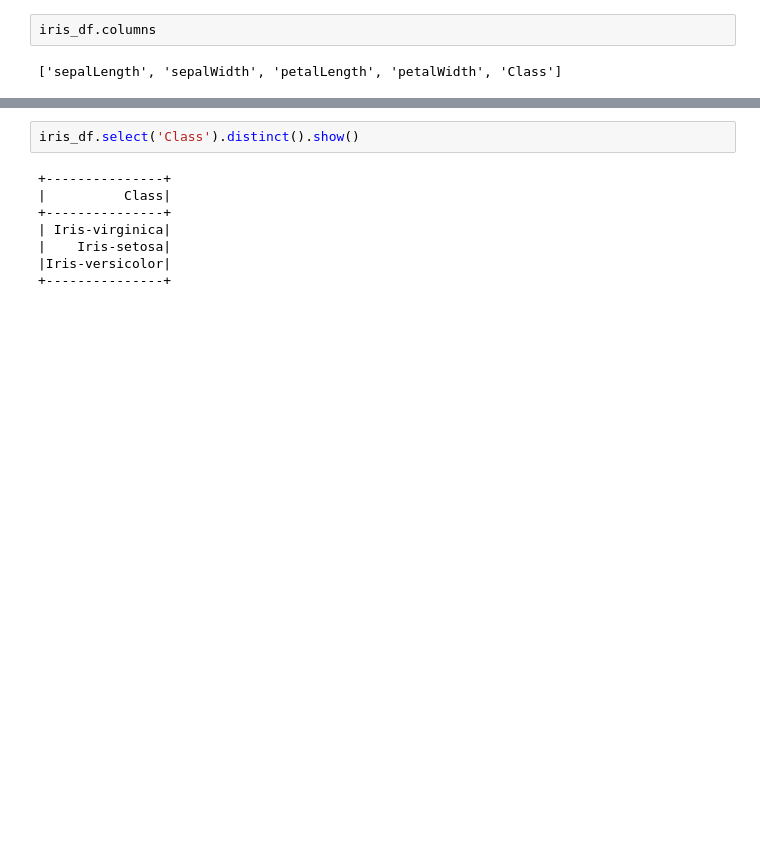
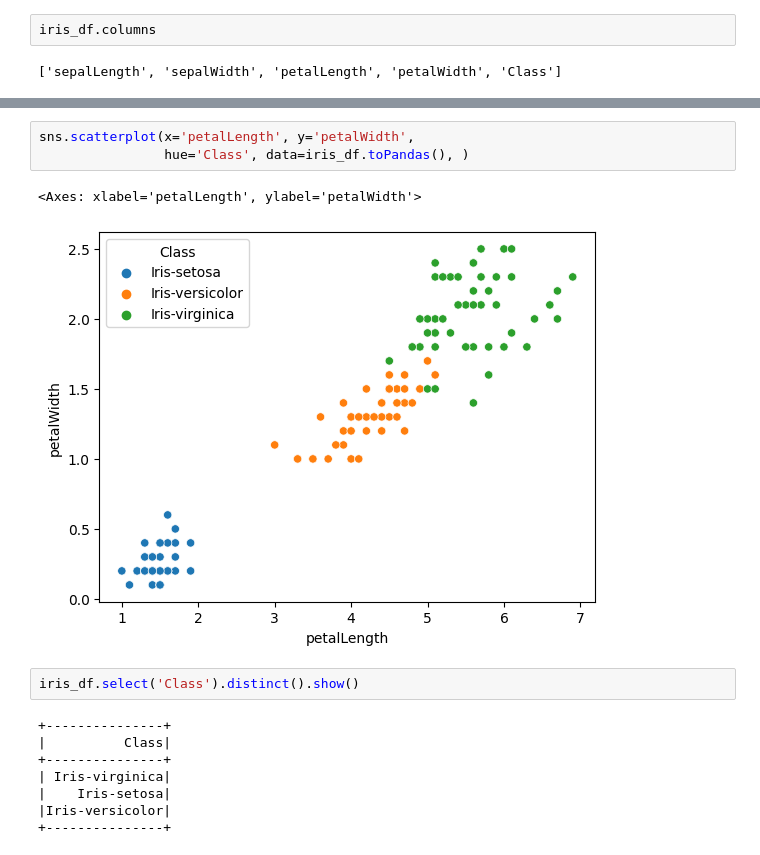
Before and after one commit to ravish31/pyspark_mllib, a Jupyter notebook: Group05_IrisDataset.ipynb, the cells around one changed output, grey strips where cells are left out. Drawn from its saved outputs; the diff is of its cells as text; blank space fills up the shorter version.

```diff
--- a/Group05_IrisDataset.ipynb
+++ b/Group05_IrisDataset.ipynb
@@ -84,3 +102,9 @@ iris_df.toPandas().plot.bar(x='petalLength',y='petalWidth',figsize=(18, 6))
+# %%
+sns.scatterplot(x='petalLength', y='petalWidth',
+                hue='Class', data=iris_df.toPandas(), )
+# %% [output]
+<Axes: xlabel='petalLength', ylabel='petalWidth'>
+[figure, added]
 # %%
 iris_df.select('Class').distinct().show()
 # %% [output]
```
Also changed, not shown: parts of 54 cells of this notebook.
